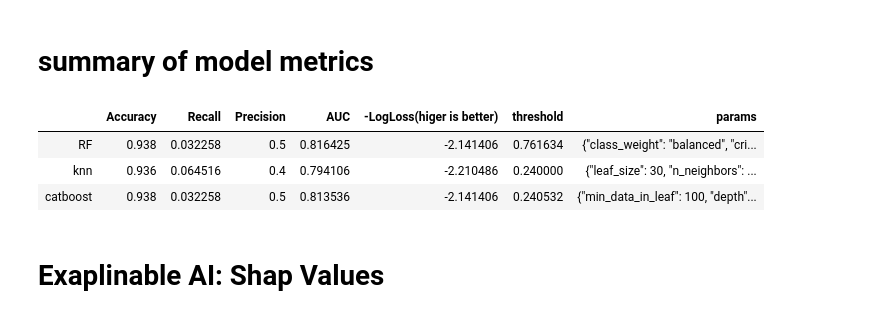
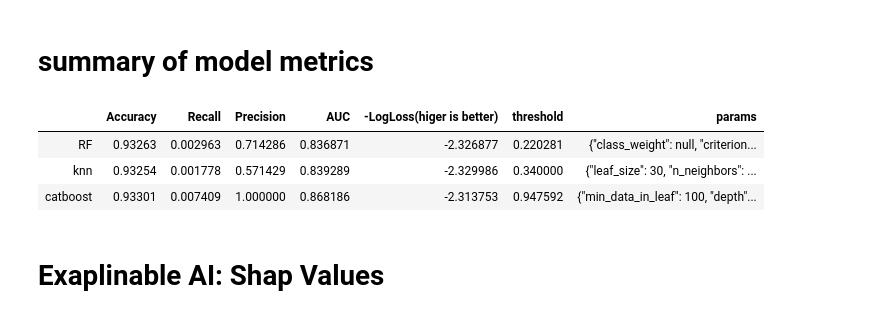
Before and after one commit to ayeletdabush/datascience, a Jupyter notebook: click_pred_modeling.ipynb, the cells around one changed output. Drawn from its saved outputs; the diff is of its cells as text; code cells hidden in the pictures.

```diff
--- a/click_pred_modeling.ipynb
+++ b/click_pred_modeling.ipynb
@@ -106,7 +140,3 @@ memory usage: 566.4+ KB
-# %%
-# TODO update features list
-features = ['app_cat', 'banner_pos', 'device_diag', 'state' , 'Day_of_Week', 'Month', 'hour' , 'device_version' , 'manufacturer']
-cat_features = ['app_cat','banner_pos','state' ,  'Day_of_Week', 'Month', 'hour','device_version' , 'manufacturer']
 # %%
 X_train = train_df[features]
 y_train = train_df['clicked']
@@ -304,10 +322,10 @@ def make_rf_pipe_line(calibration = None, params = None ):
 if CALC_PARAMS:
 
 
-    rf_params_grid ={'min_samples_leaf': [100],
-                     'max_depth': [4] ,
-                     'class_weight' : ['balanced'],
-                     'n_estimators': [100],
+    rf_params_grid ={'min_samples_leaf': [50, 100, 500],
+                     'max_depth': [3,5] ,
+                     'class_weight' : ['balanced', None],
+                     'n_estimators': [100, 200],
                      'criterion': ["gini"]
 
                     }
@@ -334,5 +368,8 @@ Best Threshold: 0.7616342461065742 , with accuracy =  0.938
 # %% [markdown]
 # Model 2: CatBoost
+# %%
+X_val = dev_val[features]
+y_val = dev_val['clicked']
 # %%
 validation_pool = Pool(data = X_val, label = y_val, cat_features=cat_features)
 train_pool = Pool(data = X_train, label = y_train, cat_features=cat_features)
@@ -472,8 +532,8 @@ def find_best_params_knn(grid,X_train, y_train, X_val, y_val):
 # %%
 %%time
 if CALC_PARAMS:
-    knn_params_grid ={'n_neighbors': [100, 500],
-                     'weights': ['uniform'],
+    knn_params_grid ={'n_neighbors': [100, 500, 1000],
+                     'weights': ['uniform', 'distance'],
                       'leaf_size' : [30,100]
                     }
     best_knn_params = find_best_params_knn(knn_params_grid, X_train, y_train, X_val, y_val)
@@ -519,18 +595,18 @@ Best Threshold: 0.24 , with accuracy =  0.936
 # %%
 
 metrics_df = pd.concat([rf_df, knn_df,catboost_df])
 metrics_df.sort_values(by='AUC')
 
 if CALC_PARAMS:
-    now = datetime.now()
+    now = datetime.datetime.now()
     now_string = now.strftime("%m_%d_%Y__%H_%M")
-    metrics_df.reset_index().to_csv(f"configuration_{now_string}.csv", index=False)
+    metrics_df.reset_index().to_csv(f"configuration_{now_string}_sample_{SAMPLE}.csv", index=False)
 metrics_df
 # %% [output]
 |  | Accuracy | Recall | Precision | AUC | -LogLoss(higer is better) | threshold | params |
-| RF | 0.938 | 0.032258 | 0.5 | 0.816425 | -2.141406 | 0.761634 | {"class_weight": "balanced", "cri... |
-| knn | 0.936 | 0.064516 | 0.4 | 0.794106 | -2.210486 | 0.240000 | {"leaf_size": 30, "n_neighbors": ... |
-| catboost | 0.938 | 0.032258 | 0.5 | 0.813536 | -2.141406 | 0.240532 | {"min_data_in_leaf": 100, "depth"... |
+| RF | 0.93263 | 0.002963 | 0.714286 | 0.836871 | -2.326877 | 0.220281 | {"class_weight": null, "criterion... |
+| knn | 0.93254 | 0.001778 | 0.571429 | 0.839289 | -2.329986 | 0.340000 | {"leaf_size": 30, "n_neighbors": ... |
+| catboost | 0.93301 | 0.007409 | 1.000000 | 0.868186 | -2.313753 | 0.947592 | {"min_data_in_leaf": 100, "depth"... |
 # %% [markdown]
 # Exaplinable AI:  Shap Values
 # %%
```
Also changed, not shown: parts of 40 cells of this notebook, 1 other file.
